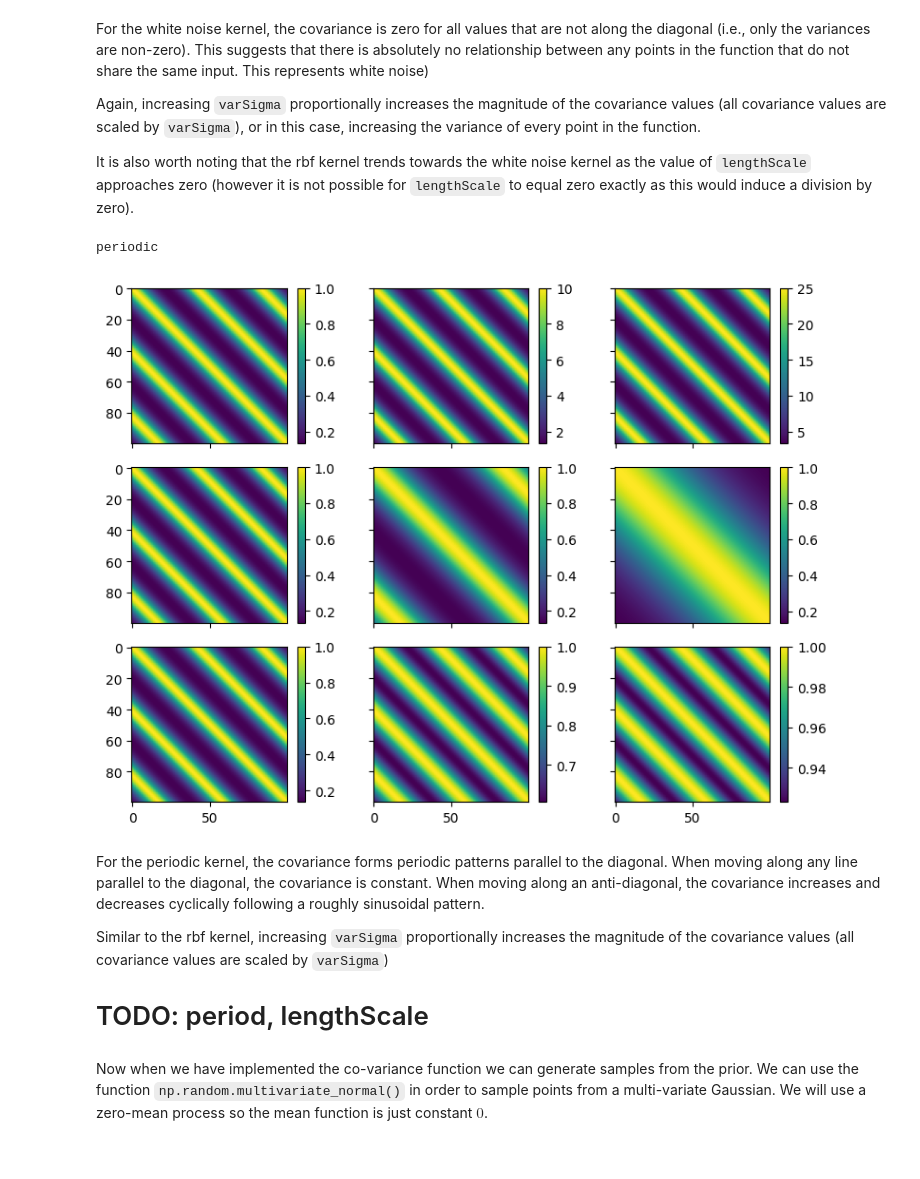
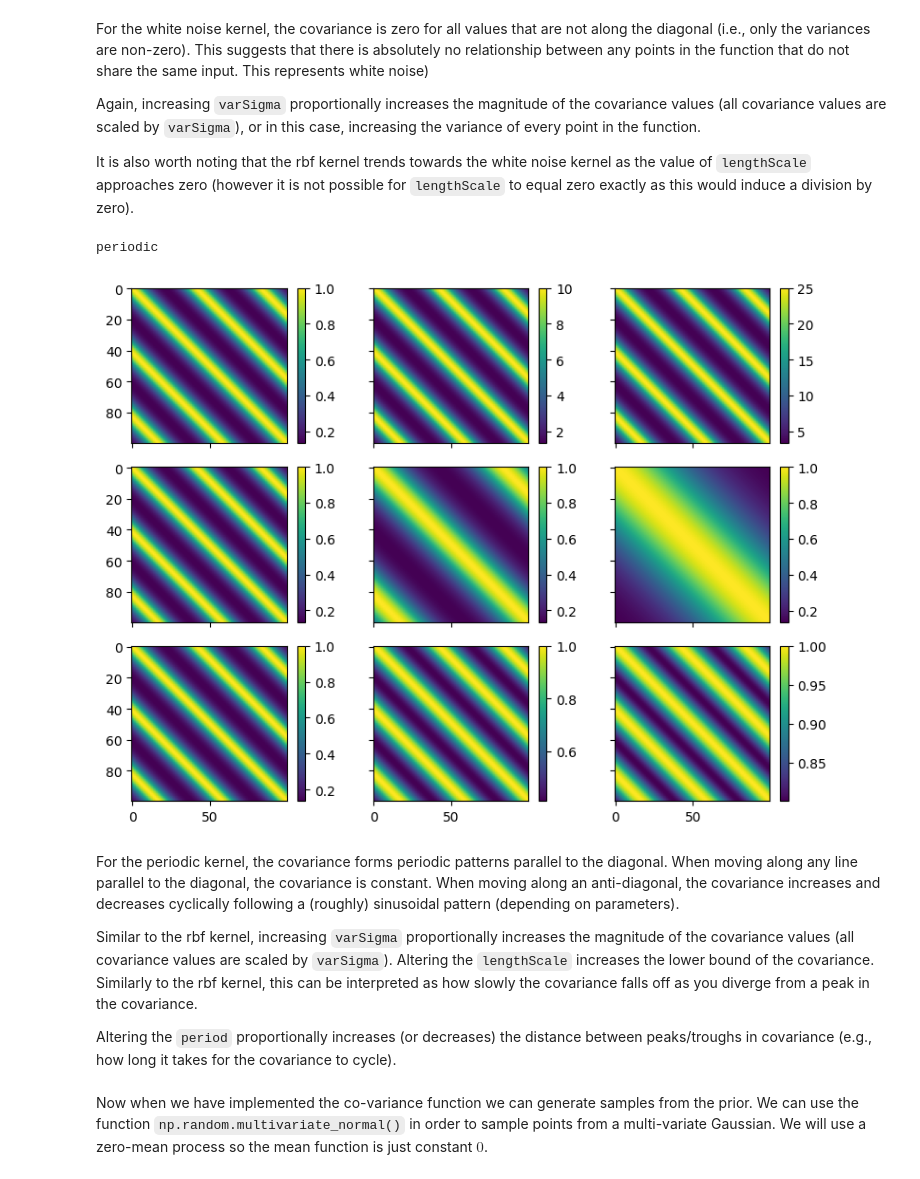
Before and after one commit to nyoma-diamond/L48_Assignments, a Jupyter notebook: gaussianprocess-notebook.ipynb, the cells around one changed output. Drawn from its saved outputs; the diff is of its cells as text; code cells hidden in the pictures.

```diff
--- a/gaussianprocess-notebook.ipynb
+++ b/gaussianprocess-notebook.ipynb
@@ -140,37 +140,37 @@ It is also worth noting that the rbf kernel trends towards the white noise kerne
 # %%
 print('periodic')
 _, axs = plt.subplots(3, 3, sharex=True, sharey=True, figsize=(8,6))
 
 pos = axs[0,0].imshow(periodic_kernel(x, None, 1, 5, 1))
 fig.colorbar(pos, ax=axs[0,0])
 pos = axs[0,1].imshow(periodic_kernel(x, None, 10, 5, 1))
 fig.colorbar(pos, ax=axs[0,1])
 pos = axs[0,2].imshow(periodic_kernel(x, None, 25, 5, 1))
 fig.colorbar(pos, ax=axs[0,2])
 pos = axs[1,0].imshow(periodic_kernel(x, None, 1, 5, 1))
 fig.colorbar(pos, ax=axs[1,0])
 pos = axs[1,1].imshow(periodic_kernel(x, None, 1, 10, 1))
 fig.colorbar(pos, ax=axs[1,1])
 pos = axs[1,2].imshow(periodic_kernel(x, None, 1, 25, 1))
 fig.colorbar(pos, ax=axs[1,2])
 pos = axs[2,0].imshow(periodic_kernel(x, None, 1, 5, 1))
 fig.colorbar(pos, ax=axs[2,0])
-pos = axs[2,1].imshow(periodic_kernel(x, None, 1, 5, 2))
+pos = axs[2,1].imshow(periodic_kernel(x, None, 1, 5, 1.5))
 fig.colorbar(pos, ax=axs[2,1])
-pos = axs[2,2].imshow(periodic_kernel(x, None, 1, 5, 5))
+pos = axs[2,2].imshow(periodic_kernel(x, None, 1, 5, 3))
 fig.colorbar(pos, ax=axs[2,2])
 
 plt.tight_layout()
 plt.show()
 # %% [output]
 periodic
-[figure, old version]
+[figure, new version]
 # %% [markdown]
-For the periodic kernel, the covariance forms periodic patterns parallel to the diagonal. When moving along any line parallel to the diagonal, the covariance is constant. When moving along an anti-diagonal, the covariance increases and decreases cyclically following a roughly sinusoidal pattern.
+For the periodic kernel, the covariance forms periodic patterns parallel to the diagonal. When moving along any line parallel to the diagonal, the covariance is constant. When moving along an anti-diagonal, the covariance increases and decreases cyclically following a (roughly) sinusoidal pattern (depending on parameters).
 
-Similar to the rbf kernel, increasing `varSigma` proportionally increases the magnitude of the covariance values (all covariance values are scaled by `varSigma`)
+Similar to the rbf kernel, increasing `varSigma` proportionally increases the magnitude of the covariance values (all covariance values are scaled by `varSigma`). Altering the `lengthScale` increases the lower bound of the covariance. Similarly to the rbf kernel, this can be interpreted as how slowly the covariance falls off as you diverge from a peak in the covariance.
 
-# TODO: period, lengthScale
+Altering the `period` proportionally increases (or decreases) the distance between peaks/troughs in covariance (e.g., how long it takes for the covariance to cycle).
 # %% [markdown]
 Now when we have implemented the co-variance function we can generate samples from the prior. We can use the function `np.random.multivariate_normal()` in order to sample points from a multi-variate Gaussian. We will use a zero-mean process so the mean function is just constant $0$.
 # %%
```
Also changed, not shown: parts of 1 cell of this notebook.
